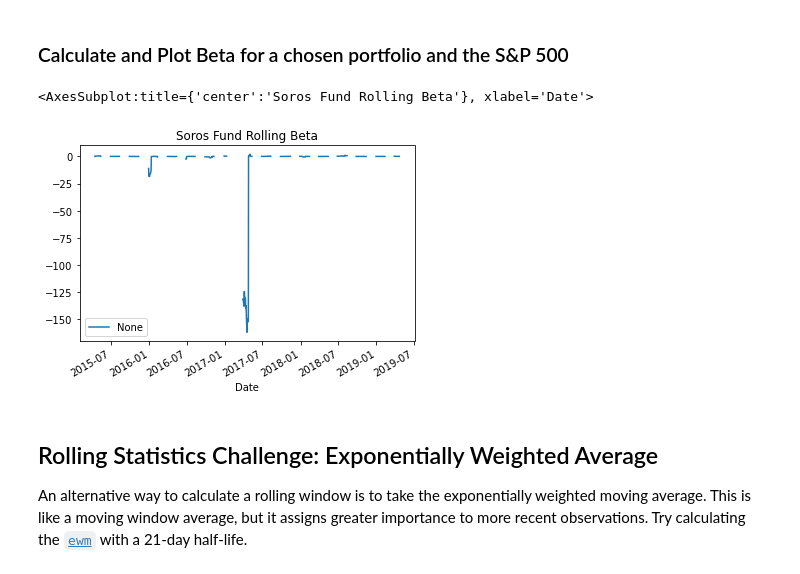
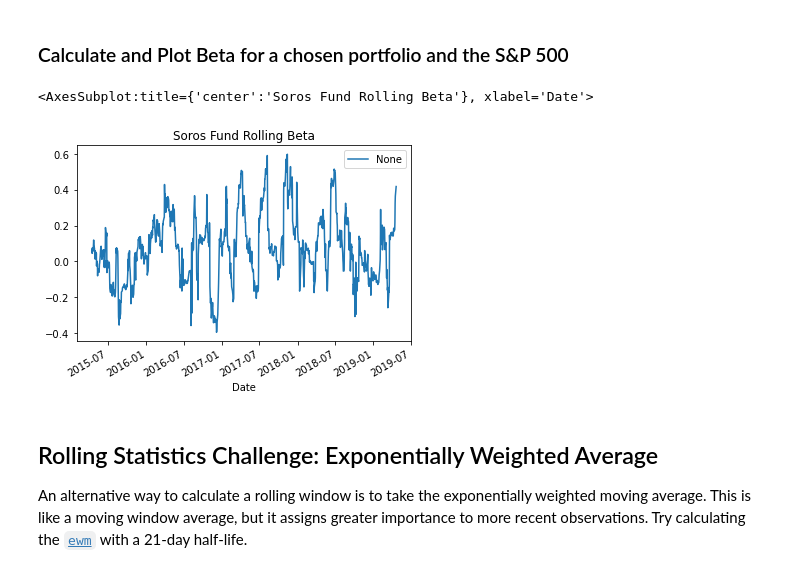
Before and after one commit to farmerplants/pandas-homework, a Jupyter notebook: whale_analysis.ipynb, the cells around one changed output. Drawn from its saved outputs; the diff is of its cells as text; code cells hidden in the pictures.

```diff
--- a/whale_analysis.ipynb
+++ b/whale_analysis.ipynb
@@ -355,19 +355,19 @@ sns.heatmap(price_correlation, vmin=-0.05, vmax=0.05)
 ### Calculate and Plot Beta for a chosen portfolio and the S&P 500
 # %%
 # Calculate covariance of a single portfolio
-covariance_soros = joined_daily_returns['BERKSHIRE HATHAWAY INC'].rolling(window=30).cov(joined_daily_returns['S&P 500 Returns'])
+covariance_soros = joined_df['SOROS FUND MANAGEMENT LLC'].rolling(window=30).cov(joined_df['S&P 500 Returns'])
 
 # Calculate variance of S&P 500
-variance_sp500 = joined_daily_returns['S&P 500 Returns'].rolling(window=30).var()
+variance_sp500 = joined_df['S&P 500 Returns'].rolling(window=30).var()
 
 # Computing beta
 berkshire_beta = covariance_soros / variance_sp500
 
 # Plot beta trend
-berkshire_beta.plot(legend=(16,8), title = 'Soros Fund Rolling Beta')
+berkshire_beta.plot(legend=(20,10), title = 'Soros Fund Rolling Beta')
 # %% [output]
 <AxesSubplot:title={'center':'Soros Fund Rolling Beta'}, xlabel='Date'>
-[figure, old version]
+[figure, new version]
 # %% [markdown]
 ## Rolling Statistics Challenge: Exponentially Weighted Average
 
```
Also changed, not shown: parts of 7 cells of this notebook.
